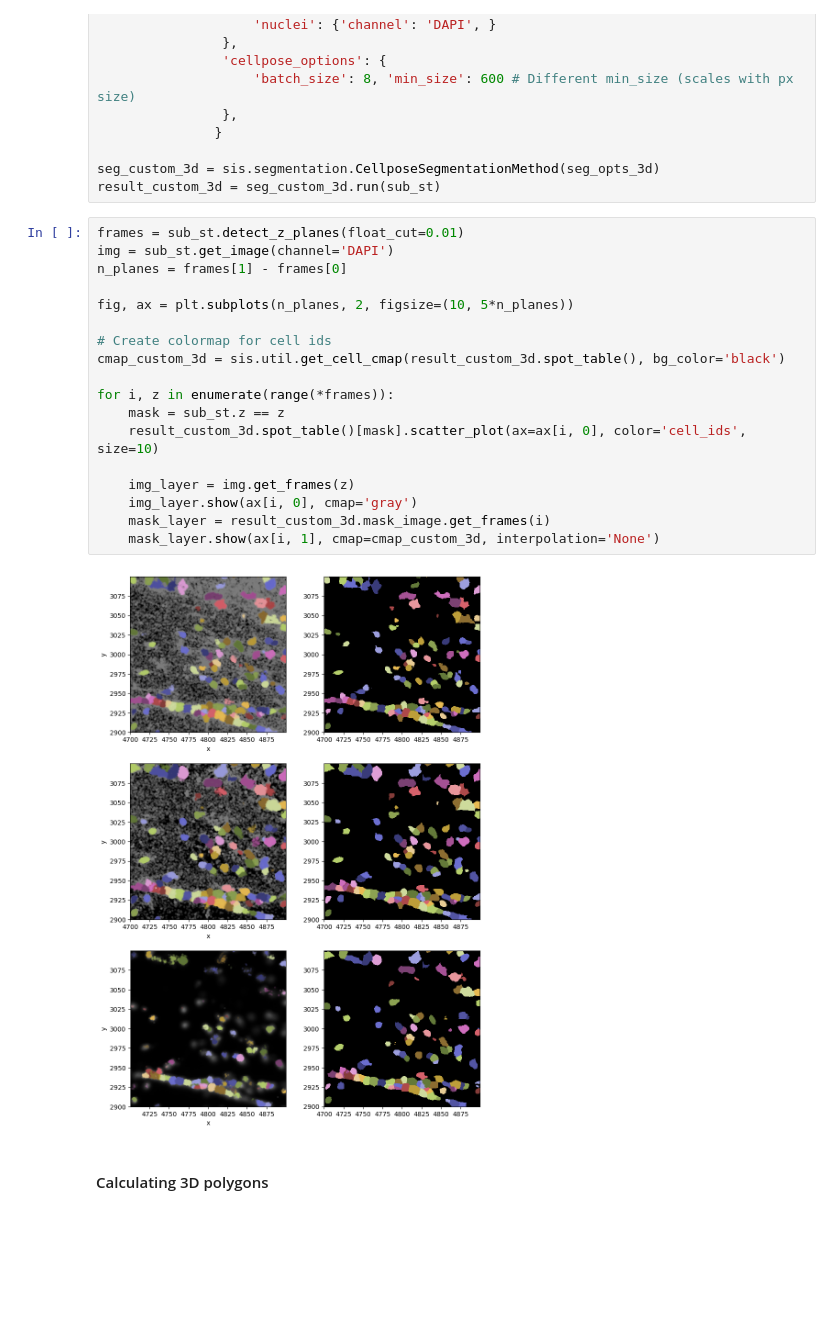
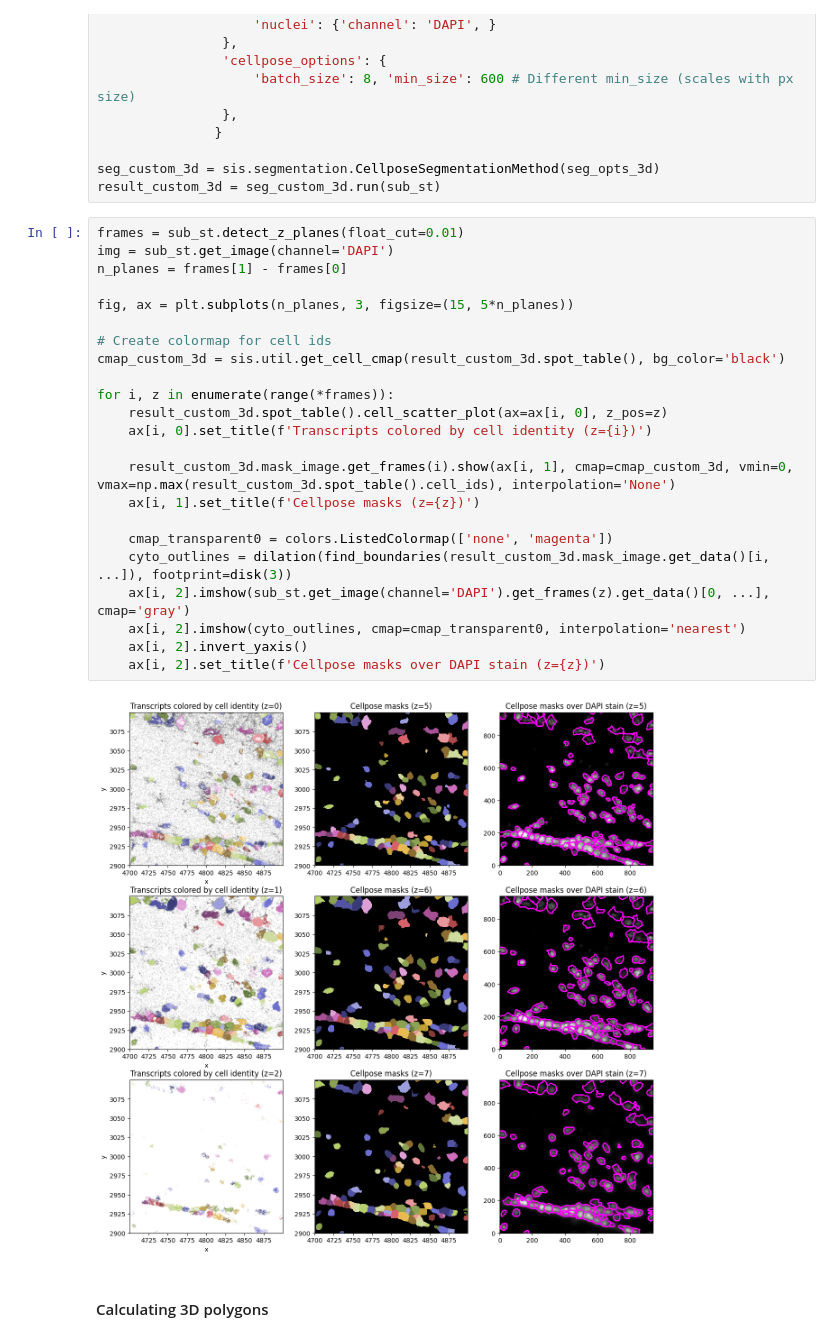
Before and after one commit to AllenInstitute/spots-in-space, a Jupyter notebook: demos/xenium_demo.ipynb, the cells around one changed output. Saved outputs shown, nothing was run; the diff lists cells and outputs as text; blank space fills up the shorter version.

Commit message:
3d plots now have titles as well

```diff
--- a/demos/xenium_demo.ipynb
+++ b/demos/xenium_demo.ipynb
@@ -235,23 +235,28 @@ result_custom_3d = seg_custom_3d.run(sub_st)
 # %%
 frames = sub_st.detect_z_planes(float_cut=0.01)
 img = sub_st.get_image(channel='DAPI')
 n_planes = frames[1] - frames[0]
 
-fig, ax = plt.subplots(n_planes, 2, figsize=(10, 5*n_planes))
+fig, ax = plt.subplots(n_planes, 3, figsize=(15, 5*n_planes))
 
 # Create colormap for cell ids
 cmap_custom_3d = sis.util.get_cell_cmap(result_custom_3d.spot_table(), bg_color='black')
 
 for i, z in enumerate(range(*frames)):
-    mask = sub_st.z == z
-    result_custom_3d.spot_table()[mask].scatter_plot(ax=ax[i, 0], color='cell_ids', size=10)
+    result_custom_3d.spot_table().cell_scatter_plot(ax=ax[i, 0], z_pos=z)
+    ax[i, 0].set_title(f'Transcripts colored by cell identity (z={i})')
 
-    img_layer = img.get_frames(z)
-    img_layer.show(ax[i, 0], cmap='gray')
-    mask_layer = result_custom_3d.mask_image.get_frames(i)
-    mask_layer.show(ax[i, 1], cmap=cmap_custom_3d, interpolation='None')
+    result_custom_3d.mask_image.get_frames(i).show(ax[i, 1], cmap=cmap_custom_3d, vmin=0, vmax=np.max(result_custom_3d.spot_table().cell_ids), interpolation='None')
+    ax[i, 1].set_title(f'Cellpose masks (z={z})')
+
+    cmap_transparent0 = colors.ListedColormap(['none', 'magenta'])
+    cyto_outlines = dilation(find_boundaries(result_custom_3d.mask_image.get_data()[i, ...]), footprint=disk(3))
+    ax[i, 2].imshow(sub_st.get_image(channel='DAPI').get_frames(z).get_data()[0, ...], cmap='gray')
+    ax[i, 2].imshow(cyto_outlines, cmap=cmap_transparent0, interpolation='nearest')
+    ax[i, 2].invert_yaxis()
+    ax[i, 2].set_title(f'Cellpose masks over DAPI stain (z={z})')
 # %% [output]
-[figure, old version]
+[figure, new version]
 # %% [markdown]
 #### Calculating 3D polygons
 # %%
```
Also changed, not shown: parts of 3 cells of this notebook, 2 other files.
